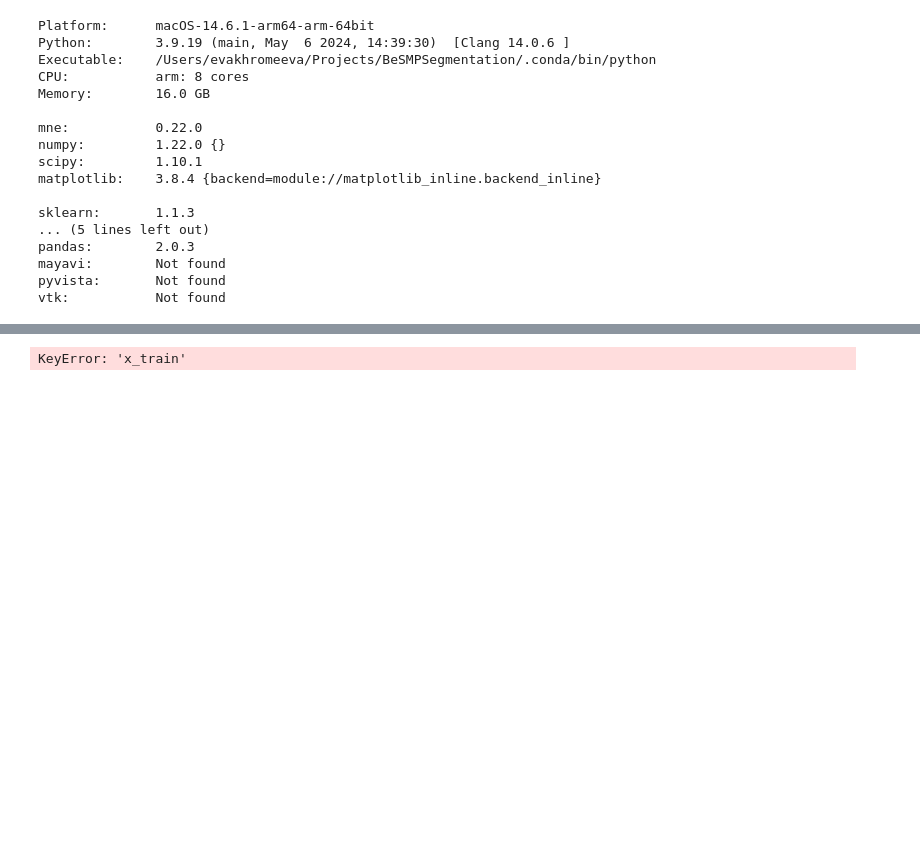
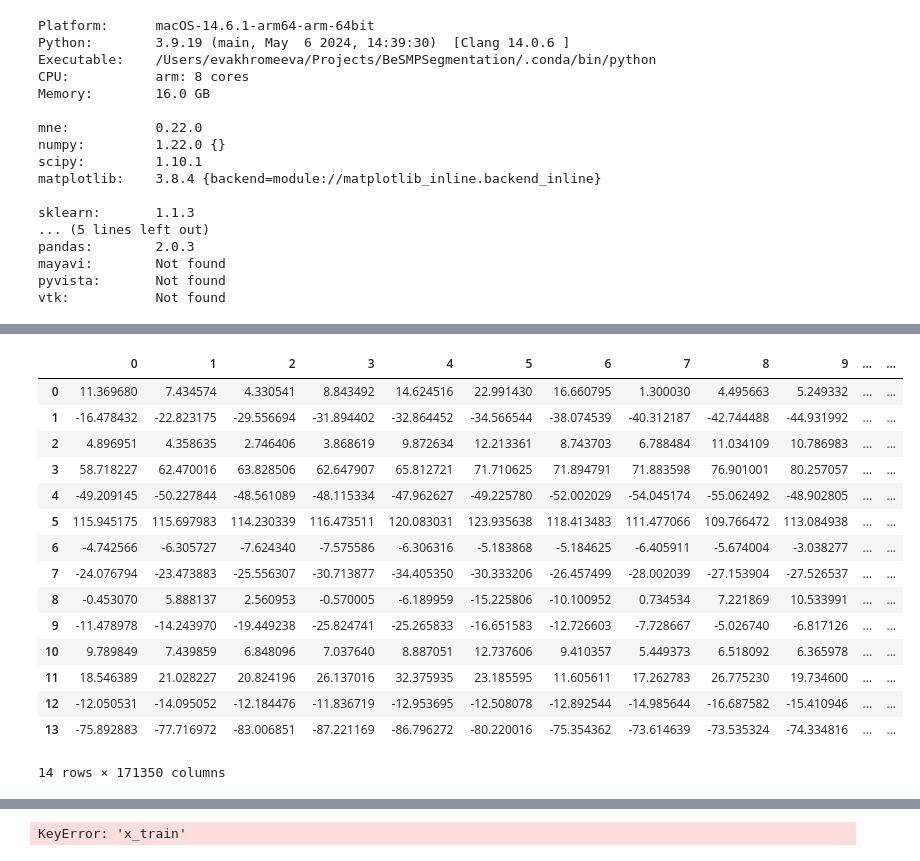
Before and after one commit to VakhromeevaKate/parkinson-disease-eeg, a Jupyter notebook: ParkinsonEEG_Iowa.ipynb, the cells around one changed output, grey strips where cells are left out. Saved outputs shown, nothing was run; the diff lists cells and outputs as text; code cells hidden in the pictures; blank space fills up the shorter version.

```diff
--- a/ParkinsonEEG_Iowa.ipynb
+++ b/ParkinsonEEG_Iowa.ipynb
@@ -82,0 +106,19 @@ print(load_data['__globals__'])
+# %%
+df3
+# %% [output]
+|  | 0 | 1 | 2 | 3 | 4 | 5 | 6 | 7 | 8 | 9 | ... | ... |
+| 0 | 11.369680 | 7.434574 | 4.330541 | 8.843492 | 14.624516 | 22.991430 | 16.660795 | 1.300030 | 4.495663 | 5.249332 | ... | ... |
+| 1 | -16.478432 | -22.823175 | -29.556694 | -31.894402 | -32.864452 | -34.566544 | -38.074539 | -40.312187 | -42.744488 | -44.931992 | ... | ... |
+| 2 | 4.896951 | 4.358635 | 2.746406 | 3.868619 | 9.872634 | 12.213361 | 8.743703 | 6.788484 | 11.034109 | 10.786983 | ... | ... |
+| 3 | 58.718227 | 62.470016 | 63.828506 | 62.647907 | 65.812721 | 71.710625 | 71.894791 | 71.883598 | 76.901001 | 80.257057 | ... | ... |
+| 4 | -49.209145 | -50.227844 | -48.561089 | -48.115334 | -47.962627 | -49.225780 | -52.002029 | -54.045174 | -55.062492 | -48.902805 | ... | ... |
+| 5 | 115.945175 | 115.697983 | 114.230339 | 116.473511 | 120.083031 | 123.935638 | 118.413483 | 111.477066 | 109.766472 | 113.084938 | ... | ... |
+| 6 | -4.742566 | -6.305727 | -7.624340 | -7.575586 | -6.306316 | -5.183868 | -5.184625 | -6.405911 | -5.674004 | -3.038277 | ... | ... |
+| 7 | -24.076794 | -23.473883 | -25.556307 | -30.713877 | -34.405350 | -30.333206 | -26.457499 | -28.002039 | -27.153904 | -27.526537 | ... | ... |
+| 8 | -0.453070 | 5.888137 | 2.560953 | -0.570005 | -6.189959 | -15.225806 | -10.100952 | 0.734534 | 7.221869 | 10.533991 | ... | ... |
+| 9 | -11.478978 | -14.243970 | -19.449238 | -25.824741 | -25.265833 | -16.651583 | -12.726603 | -7.728667 | -5.026740 | -6.817126 | ... | ... |
+| 10 | 9.789849 | 7.439859 | 6.848096 | 7.037640 | 8.887051 | 12.737606 | 9.410357 | 5.449373 | 6.518092 | 6.365978 | ... | ... |
+| 11 | 18.546389 | 21.028227 | 20.824196 | 26.137016 | 32.375935 | 23.185595 | 11.605611 | 17.262783 | 26.775230 | 19.734600 | ... | ... |
+| 12 | -12.050531 | -14.095052 | -12.184476 | -11.836719 | -12.953695 | -12.508078 | -12.892544 | -14.985644 | -16.687582 | -15.410946 | ... | ... |
+| 13 | -75.892883 | -77.716972 | -83.006851 | -87.221169 | -86.796272 | -80.220016 | -75.354362 | -73.614639 | -73.535324 | -74.334816 | ... | ... |
+14 rows × 171350 columns
```
Also changed, not shown: parts of 8 cells of this notebook, 2 other files.
